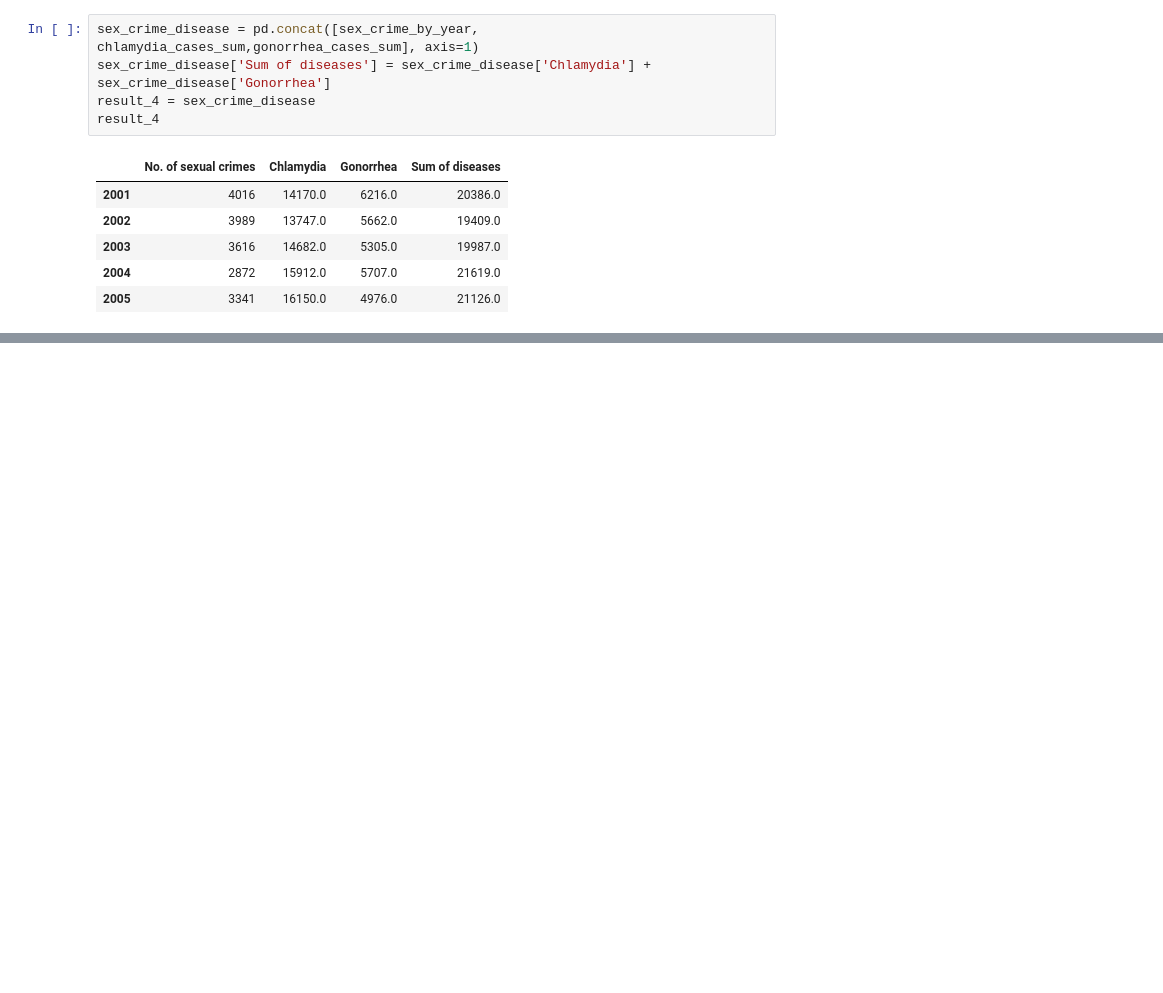
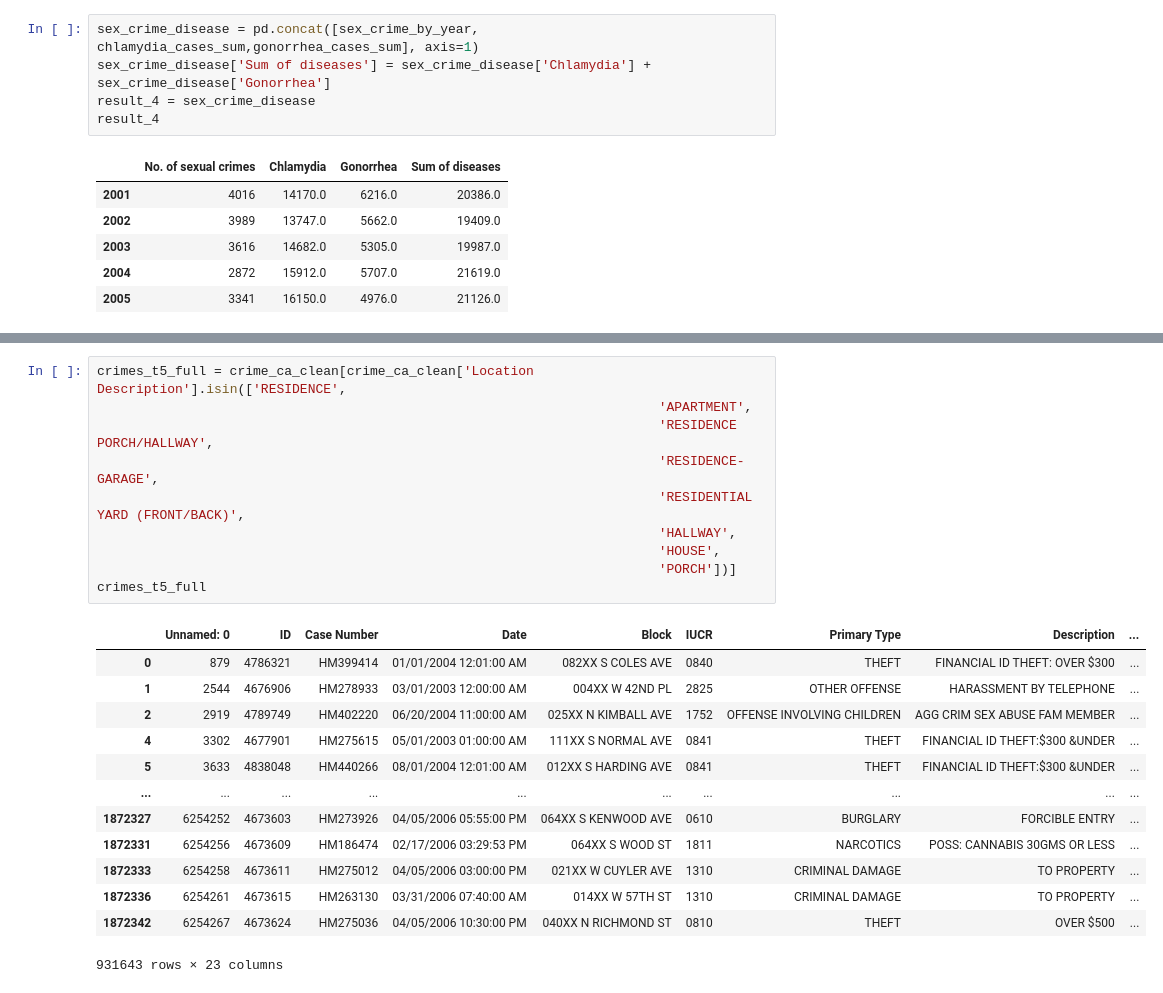
Before and after one commit to klebiedzinska/big_data_project, a Jupyter notebook: Untitled.ipynb, the cells around one changed output, grey strips where cells are left out. Saved outputs shown, nothing was run; the diff lists cells and outputs as text; blank space fills up the shorter version.

```diff
--- a/Untitled.ipynb
+++ b/Untitled.ipynb
@@ -524,0 +588,24 @@ result_4
+# %%
+crimes_t5_full = crime_ca_clean[crime_ca_clean['Location Description'].isin(['RESIDENCE',
+                                                                        'APARTMENT',
+                                                                        'RESIDENCE PORCH/HALLWAY',
+                                                                        'RESIDENCE-GARAGE',
+                                                                        'RESIDENTIAL YARD (FRONT/BACK)',
+                                                                        'HALLWAY',
+                                                                        'HOUSE',
+                                                                        'PORCH'])]
+crimes_t5_full
+# %% [output]
+|  | Unnamed: 0 | ID | Case Number | Date | Block | IUCR | Primary Type | Description | ... |
+| 0 | 879 | 4786321 | HM399414 | 01/01/2004 12:01:00 AM | 082XX S COLES AVE | 0840 | THEFT | FINANCIAL ID THEFT: OVER $300 | ... |
+| 1 | 2544 | 4676906 | HM278933 | 03/01/2003 12:00:00 AM | 004XX W 42ND PL | 2825 | OTHER OFFENSE | HARASSMENT BY TELEPHONE | ... |
+| 2 | 2919 | 4789749 | HM402220 | 06/20/2004 11:00:00 AM | 025XX N KIMBALL AVE | 1752 | OFFENSE INVOLVING CHILDREN | AGG CRIM SEX ABUSE FAM MEMBER | ... |
+| 4 | 3302 | 4677901 | HM275615 | 05/01/2003 01:00:00 AM | 111XX S NORMAL AVE | 0841 | THEFT | FINANCIAL ID THEFT:$300 &UNDER | ... |
+| 5 | 3633 | 4838048 | HM440266 | 08/01/2004 12:01:00 AM | 012XX S HARDING AVE | 0841 | THEFT | FINANCIAL ID THEFT:$300 &UNDER | ... |
+| ... | ... | ... | ... | ... | ... | ... | ... | ... | ... |
+| 1872327 | 6254252 | 4673603 | HM273926 | 04/05/2006 05:55:00 PM | 064XX S KENWOOD AVE | 0610 | BURGLARY | FORCIBLE ENTRY | ... |
+| 1872331 | 6254256 | 4673609 | HM186474 | 02/17/2006 03:29:53 PM | 064XX S WOOD ST | 1811 | NARCOTICS | POSS: CANNABIS 30GMS OR LESS | ... |
+| 1872333 | 6254258 | 4673611 | HM275012 | 04/05/2006 03:00:00 PM | 021XX W CUYLER AVE | 1310 | CRIMINAL DAMAGE | TO PROPERTY | ... |
+| 1872336 | 6254261 | 4673615 | HM263130 | 03/31/2006 07:40:00 AM | 014XX W 57TH ST | 1310 | CRIMINAL DAMAGE | TO PROPERTY | ... |
+| 1872342 | 6254267 | 4673624 | HM275036 | 04/05/2006 10:30:00 PM | 040XX N RICHMOND ST | 0810 | THEFT | OVER $500 | ... |
+931643 rows × 23 columns
```
Also changed, not shown: parts of 16 cells of this notebook.
